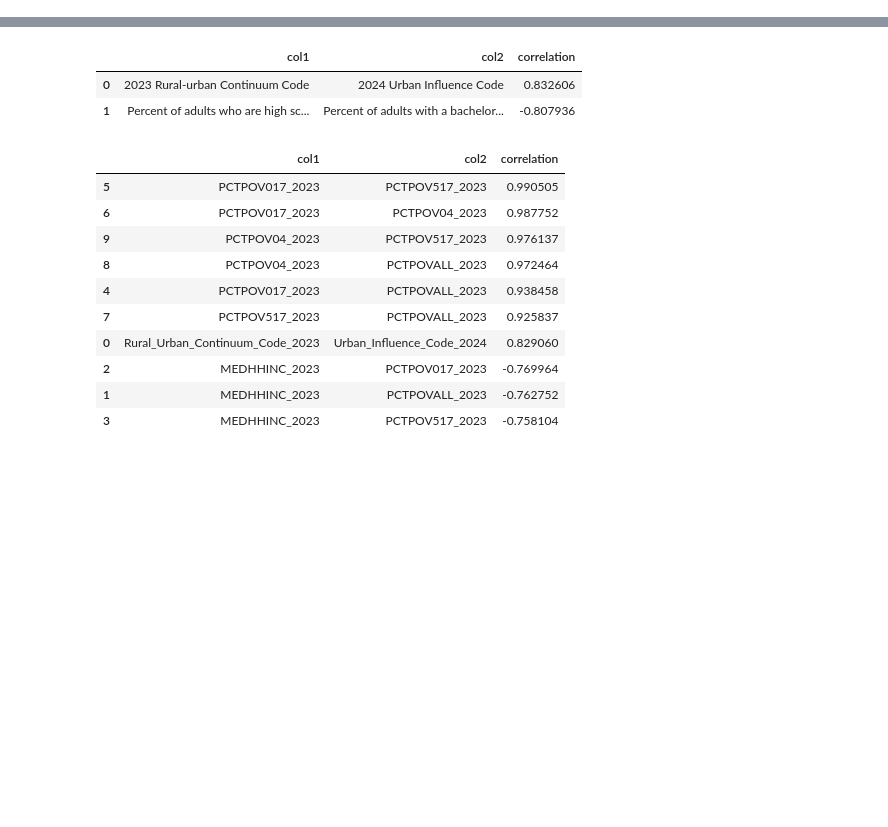
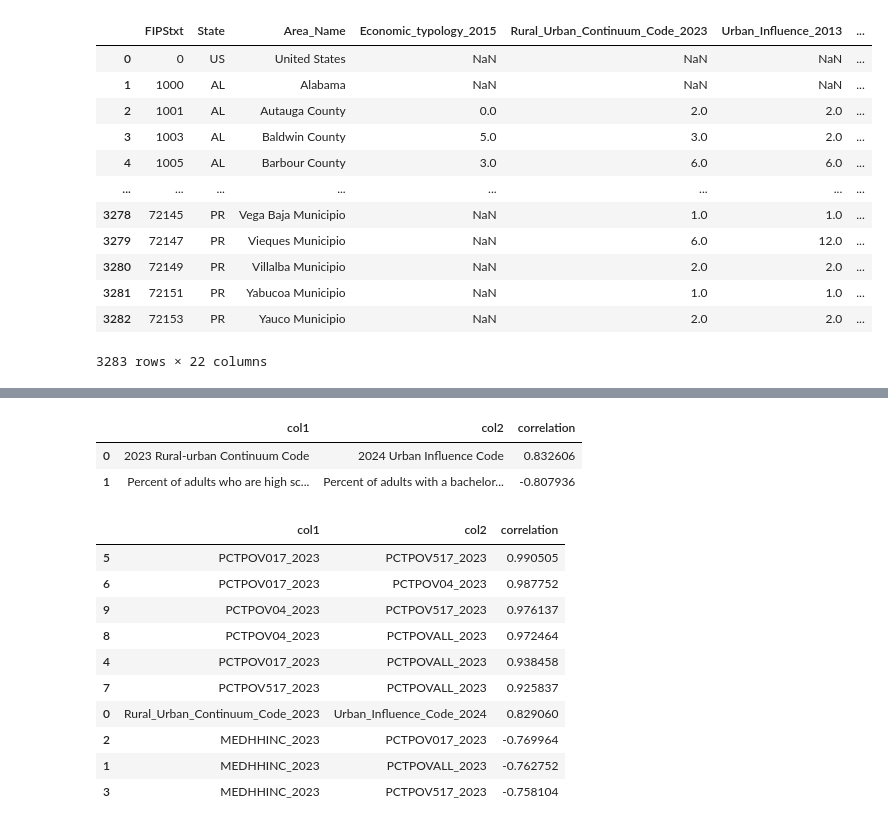
Before and after one commit to kneshio/cs441_project, a Jupyter notebook: main.ipynb, the cells around one changed output, grey strips where cells are left out. Saved outputs shown, nothing was run; the diff lists cells and outputs as text; code cells hidden in the pictures; blank space fills up the shorter version.

```diff
--- a/main.ipynb
+++ b/main.ipynb
@@ -70,6 +115,22 @@ pop_columns_to_keep = [
     "R_NATURAL_CHG_2021", "R_INTERNATIONAL_MIG_2021", "R_DOMESTIC_MIG_2021", "R_NET_MIG_2021"
 ]
 pop_filtered=pop[pop_columns_to_keep]
+# %%
+pop_filtered
+# %% [output]
+|  | FIPStxt | State | Area_Name | Economic_typology_2015 | Rural_Urban_Continuum_Code_2023 | Urban_Influence_2013 | ... |
+| 0 | 0 | US | United States | NaN | NaN | NaN | ... |
+| 1 | 1000 | AL | Alabama | NaN | NaN | NaN | ... |
+| 2 | 1001 | AL | Autauga County | 0.0 | 2.0 | 2.0 | ... |
+| 3 | 1003 | AL | Baldwin County | 5.0 | 3.0 | 2.0 | ... |
+| 4 | 1005 | AL | Barbour County | 3.0 | 6.0 | 6.0 | ... |
+| ... | ... | ... | ... | ... | ... | ... | ... |
+| 3278 | 72145 | PR | Vega Baja Municipio | NaN | 1.0 | 1.0 | ... |
+| 3279 | 72147 | PR | Vieques Municipio | NaN | 6.0 | 12.0 | ... |
+| 3280 | 72149 | PR | Villalba Municipio | NaN | 2.0 | 2.0 | ... |
+| 3281 | 72151 | PR | Yabucoa Municipio | NaN | 1.0 | 1.0 | ... |
+| 3282 | 72153 | PR | Yauco Municipio | NaN | 2.0 | 2.0 | ... |
+3283 rows × 22 columns
 # %%
 un_columns_to_keep = [
     # Geographic Identifiers
```
Also changed, not shown: parts of 5 cells of this notebook, 2 other files.
